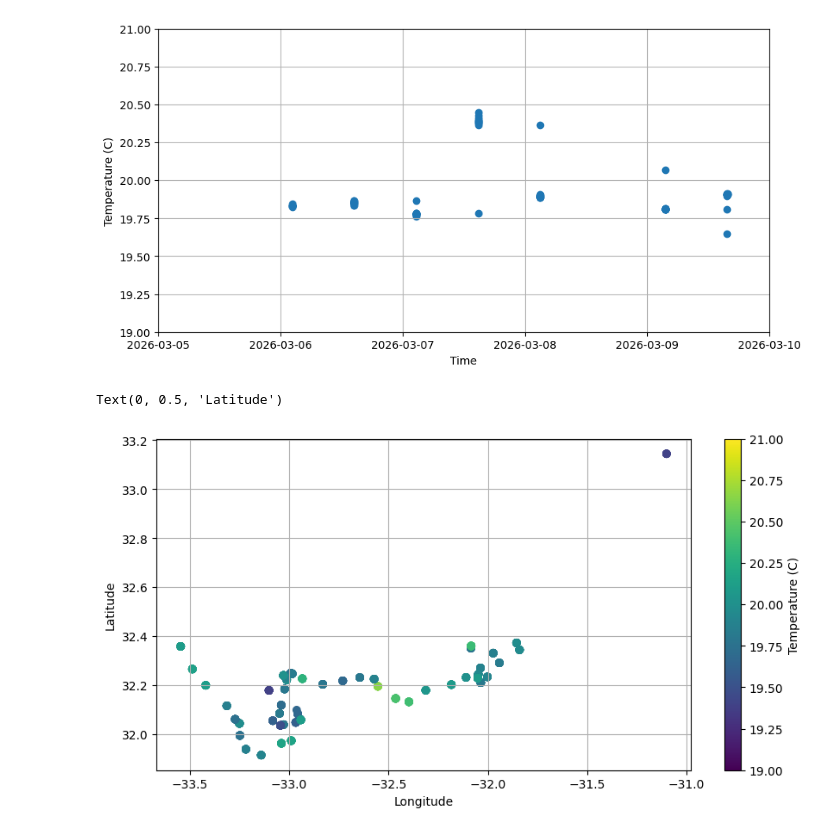
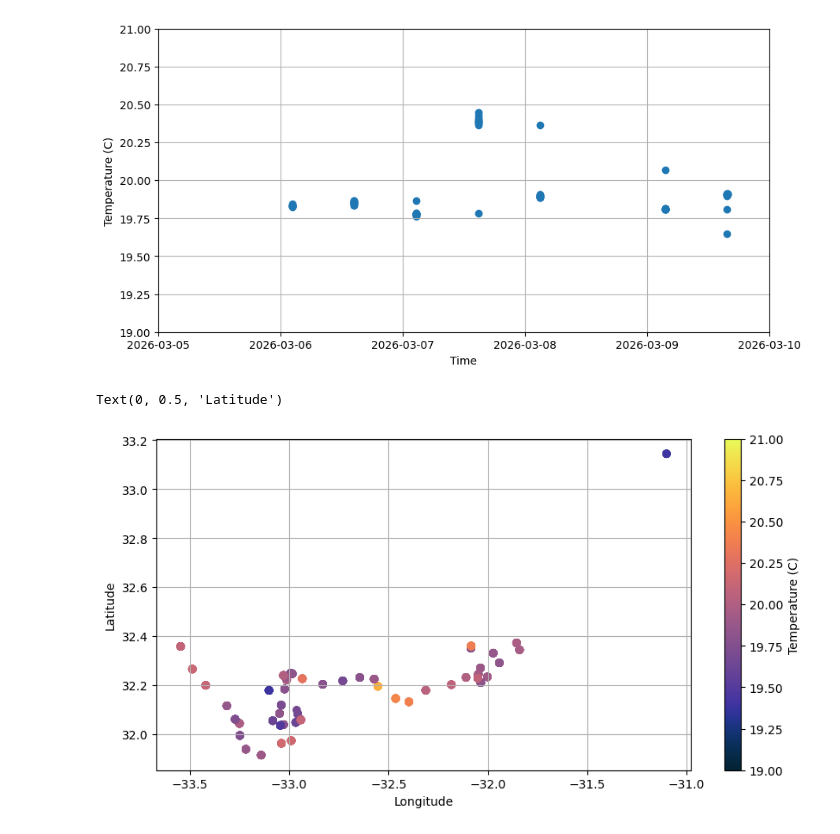
Before and after one commit to JGradone/Topics-Sentinel, a Jupyter notebook: Redwing_Real_Time.ipynb, the cells around one changed output. Saved outputs shown, nothing was run; the diff lists cells and outputs as text; code cells hidden in the pictures.

```diff
--- a/Redwing_Real_Time.ipynb
+++ b/Redwing_Real_Time.ipynb
@@ -151,15 +171,15 @@ Text(0.5, 0, 'Time')
 # %%
 ## Make figure
 plt.figure(figsize=(10,5))
 ## Plot temp
-plt.scatter(redwing.longitude,redwing.latitude,c=redwing.sci_water_temp,vmin=19,vmax=21)
+plt.scatter(redwing.longitude,redwing.latitude,c=redwing.sci_water_temp,vmin=19,vmax=21,cmap=cmo.thermal)
 # Make colorbar
 plt.colorbar(label='Temperature (C)')
 ## Set limits
 plt.grid()
 plt.xlabel('Longitude')
 plt.ylabel('Latitude')
 # %% [output]
 Text(0, 0.5, 'Latitude')
-[figure, old version]
+[figure, new version]
 # %%
```
Also changed, not shown: parts of 3 cells of this notebook.
